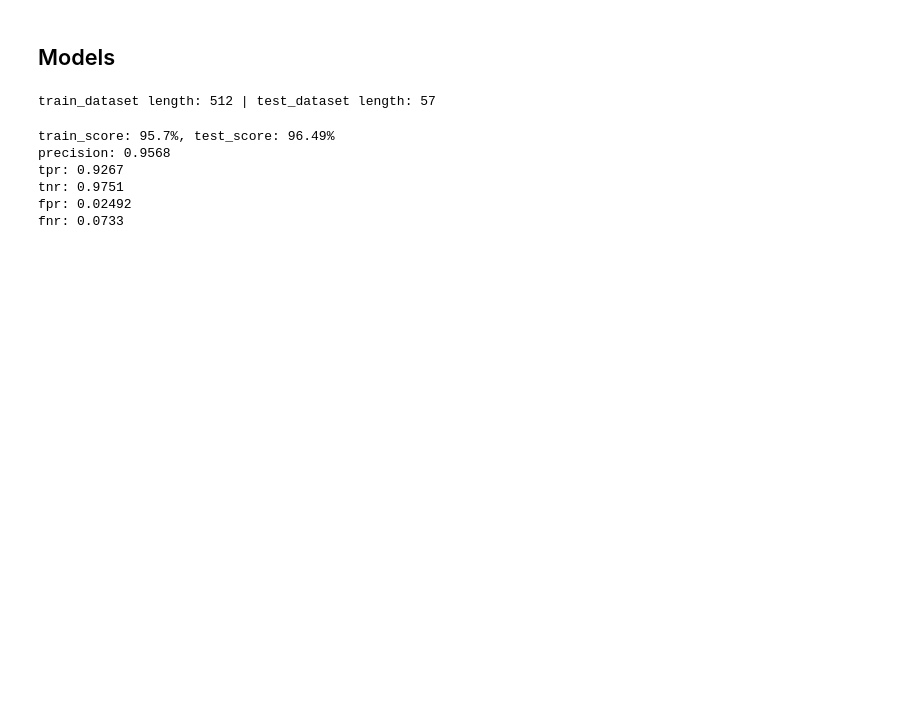
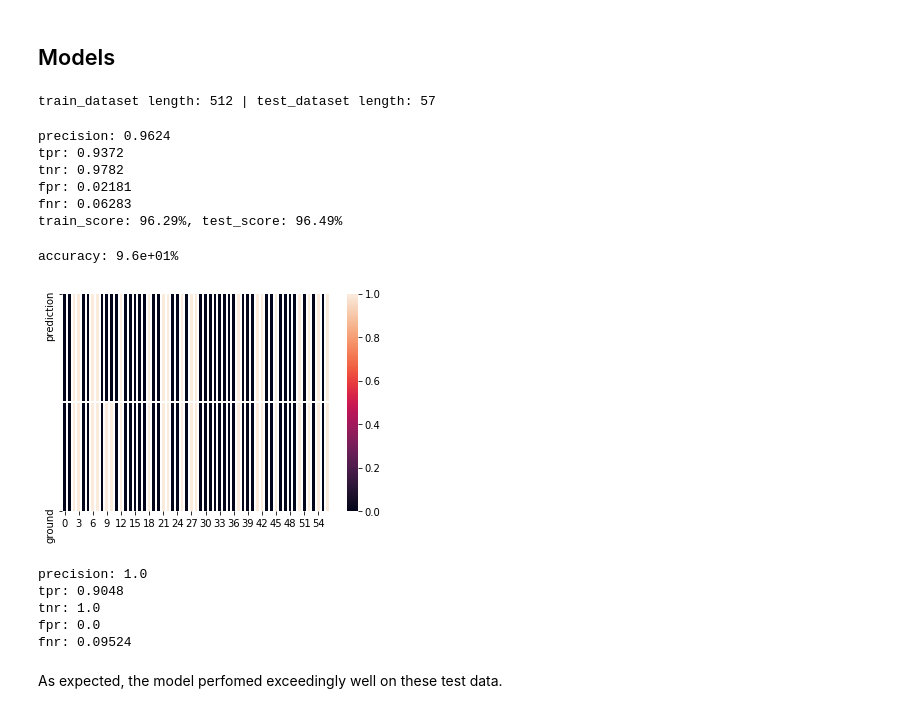
Before and after one commit to zainbaq/medical_ml, a Jupyter notebook: breast_cancer/breast_cancer_detection.ipynb, the cells around one changed output. Drawn from its saved outputs; the diff is of its cells as text; code cells hidden in the pictures; blank space fills up the shorter version.

```diff
--- a/breast_cancer/breast_cancer_detection.ipynb
+++ b/breast_cancer/breast_cancer_detection.ipynb
@@ -102,7 +113,6 @@ clf = train_SVM(train_x, train_y, params)
 # %%
 from sklearn.metrics import confusion_matrix
-def report(clf, x, y_true):
-    y_pred = clf.predict(x)
+def report(y_pred, y_true):
     cm = confusion_matrix(y_true, y_pred)
 #     print(cm)
     tn = cm[0][0]
@@ -119,18 +129,53 @@ def report(clf, x, y_true):
 
     scores = [precision, tpr, tnr, fpr, fnr]
     cols = ['precision', 'tpr', 'tnr', 'fpr', 'fnr']
-
+    for i, col in enumerate(cols):
+        print('{}: {:.4}'.format(col, scores[i]))
     return scores, cols
 
-scores, cols = report(clf, train_x, train_y)
+y_pred = clf.predict(train_x)
+scores, cols = report(y_pred, train_y)
 print("train_score: {:.4}%, test_score: {:.4}%".format(clf.score(train_x, train_y)*100, \
                                                 clf.score(test_x, test_y)*100))
-for i, col in enumerate(cols):
-    print('{}: {:.4}'.format(col, scores[i]))
 # %% [output]
-train_score: 95.7%, test_score: 96.49%
-precision: 0.9568
-tpr: 0.9267
-tnr: 0.9751
-fpr: 0.02492
-fnr: 0.0733
+precision: 0.9624
+tpr: 0.9372
+tnr: 0.9782
+fpr: 0.02181
+fnr: 0.06283
+train_score: 96.29%, test_score: 96.49%
+# %%
+import seaborn as sns
+from sklearn.metrics import accuracy_score
+model_path = 'models/breast_cancer_svm.sav'
+model = pickle.load(open(model_path, 'rb'))
+
+def make_predictions(testset, model):
+    predictions = []
+    ground = []
+    for row in testset:
+        x = row[1:]
+        predictions.append(int(model.predict([x])))
+        ground.append(row[0])
+    return (predictions, ground)
+
+def show_predictions(results):
+    hm_data = np.reshape(np.array(results), (2, -1))
+    ax = sns.heatmap(hm_data, linewidth=1, yticklabels=['prediction', 'ground'])
+    accuracy = accuracy_score(results[1], results[0])
+    print('accuracy: {:.2}%'.format(accuracy*100))
+    plt.show()
+
+predictions_test, ground_test = make_predictions(test_dataset, model)
+show_predictions(make_predictions(test_dataset, model))
+scores, cols = report(*make_predictions(test_dataset, model))
+# %% [output]
+accuracy: 9.6e+01%
+[figure, added]
+precision: 1.0
+tpr: 0.9048
+tnr: 1.0
+fpr: 0.0
+fnr: 0.09524
+# %% [markdown]
+As expected, the model perfomed exceedingly well on these test data.
```
Also changed, not shown: parts of 4 cells of this notebook, 4 other files.
